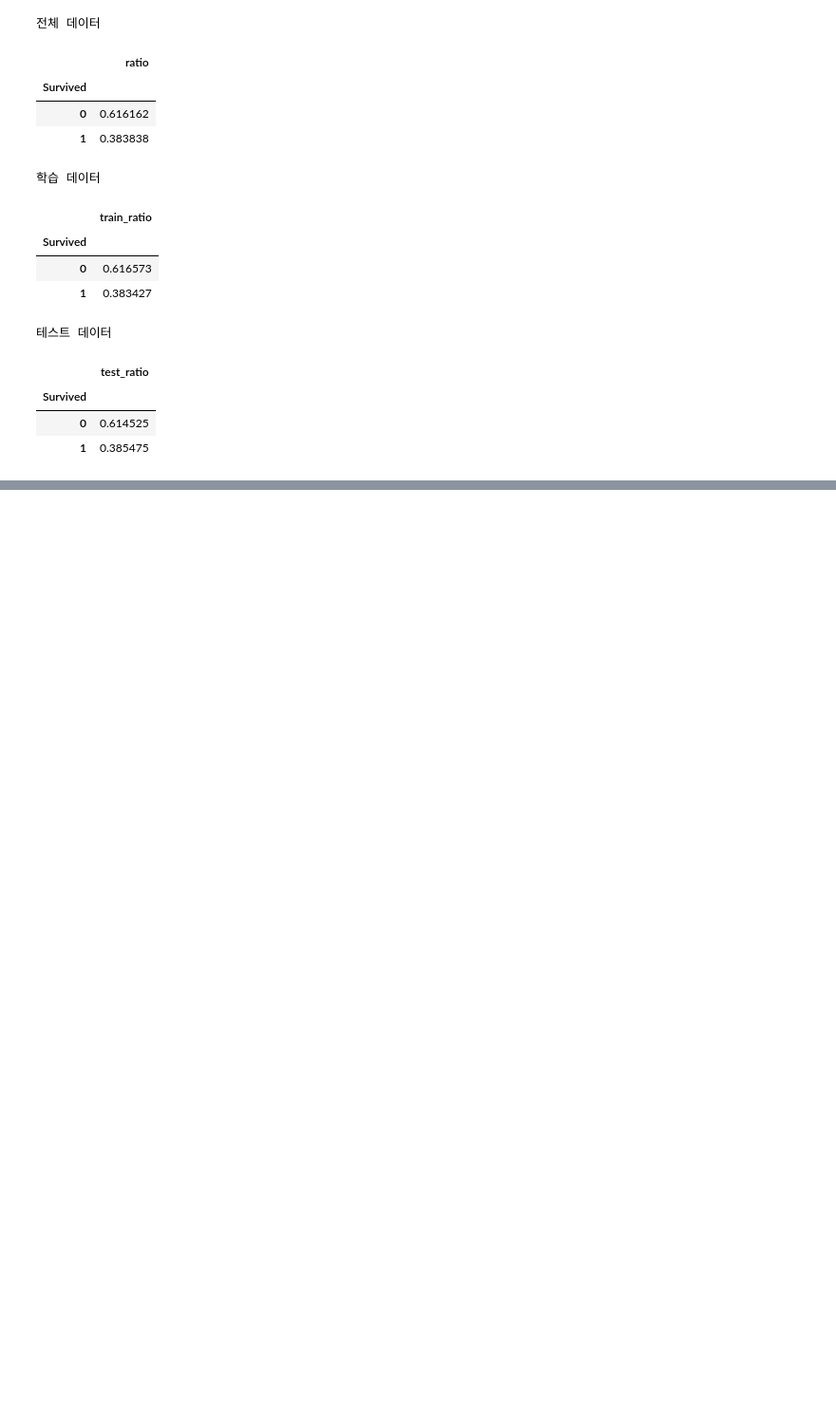
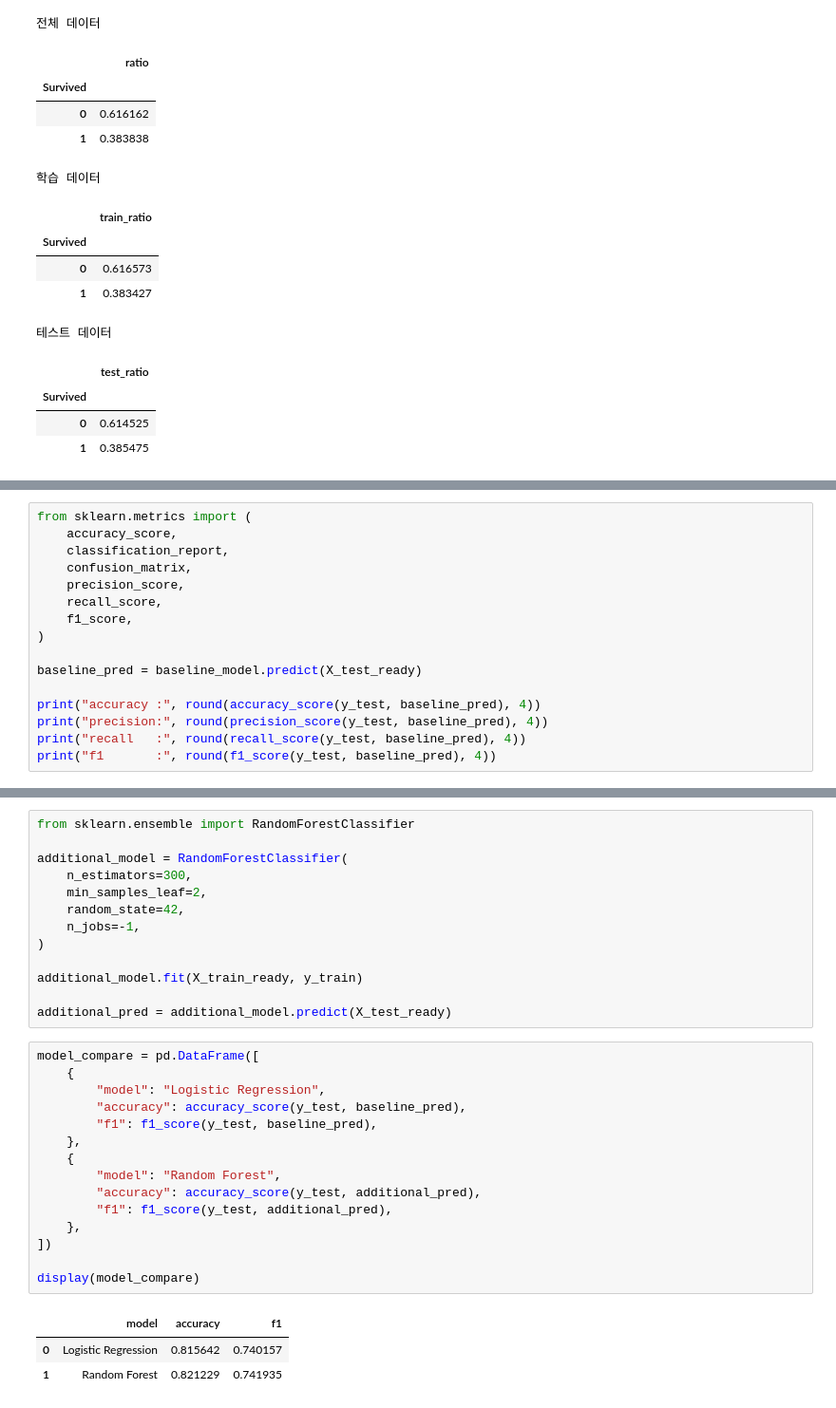
Before and after one commit to wjs0951467-wq/llm-data-analysis-study, a Jupyter notebook: titanic/titanic_ai_analysis.ipynb, the cells around one changed output, grey strips where cells are left out. Shown at 95% size. Drawn from its saved outputs; the diff is of its cells as text; blank space fills up the shorter version.

```diff
--- a/titanic/titanic_ai_analysis.ipynb
+++ b/titanic/titanic_ai_analysis.ipynb
@@ -623,0 +783,16 @@ display(
+# %%
+from sklearn.metrics import (
+    accuracy_score,
+    classification_report,
+    confusion_matrix,
+    precision_score,
+    recall_score,
+    f1_score,
+)
+
+baseline_pred = baseline_model.predict(X_test_ready)
+
+print("accuracy :", round(accuracy_score(y_test, baseline_pred), 4))
+print("precision:", round(precision_score(y_test, baseline_pred), 4))
+print("recall   :", round(recall_score(y_test, baseline_pred), 4))
+print("f1       :", round(f1_score(y_test, baseline_pred), 4))
@@ -623,0 +814,32 @@ display(
+# %%
+from sklearn.ensemble import RandomForestClassifier
+
+additional_model = RandomForestClassifier(
+    n_estimators=300,
+    min_samples_leaf=2,
+    random_state=42,
+    n_jobs=-1,
+)
+
+additional_model.fit(X_train_ready, y_train)
+
+additional_pred = additional_model.predict(X_test_ready)
+# %%
+model_compare = pd.DataFrame([
+    {
+        "model": "Logistic Regression",
+        "accuracy": accuracy_score(y_test, baseline_pred),
+        "f1": f1_score(y_test, baseline_pred),
+    },
+    {
+        "model": "Random Forest",
+        "accuracy": accuracy_score(y_test, additional_pred),
+        "f1": f1_score(y_test, additional_pred),
+    },
+])
+
+display(model_compare)
+# %% [output]
+|  | model | accuracy | f1 |
+| 0 | Logistic Regression | 0.815642 | 0.740157 |
+| 1 | Random Forest | 0.821229 | 0.741935 |
```
Also changed, not shown: parts of 21 cells of this notebook.
